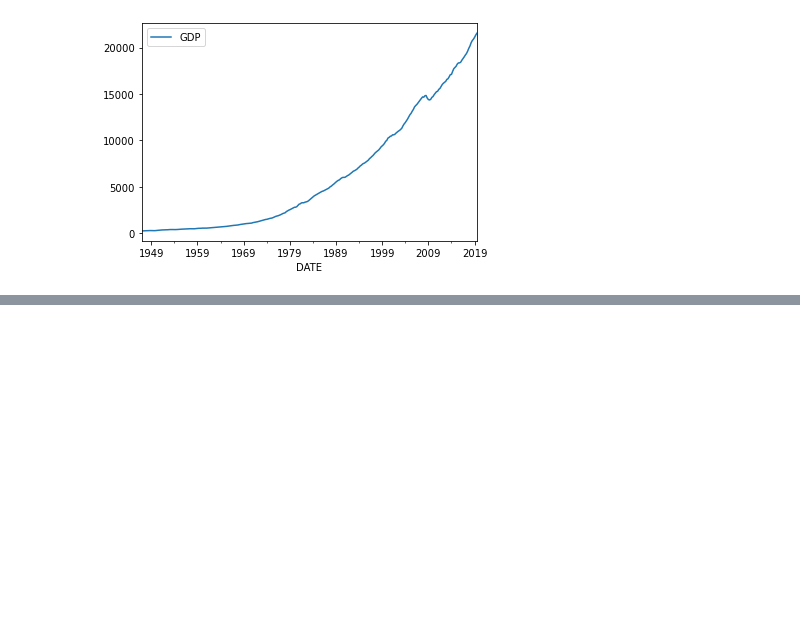
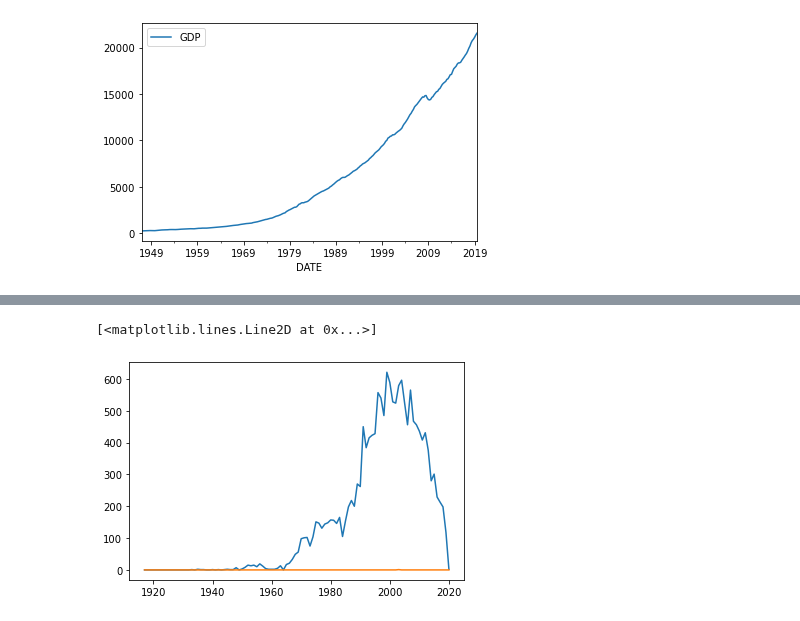
Before and after one commit to jnaiman/csci-p-14110_su2020, a Jupyter notebook: lesson03/inClass_lesson03.ipynb, the cells around one changed output, grey strips where cells are left out. Saved outputs shown, nothing was run; the diff lists cells and outputs as text; code cells hidden in the pictures; blank space fills up the shorter version.

```diff
--- a/lesson03/inClass_lesson03.ipynb
+++ b/lesson03/inClass_lesson03.ipynb
@@ -394,0 +420,6 @@ gdp.plot(x='DATE')
+# %%
+plt.plot(corgis['Years'], corgis['United States'])
+plt.plot(corgis['Years'], corgis['Brazil'])
+# %% [output]
+[<matplotlib.lines.Line2D at 0x...>]
+[figure, added]
```
Also changed, not shown: parts of 4 cells of this notebook, 1 other file.
